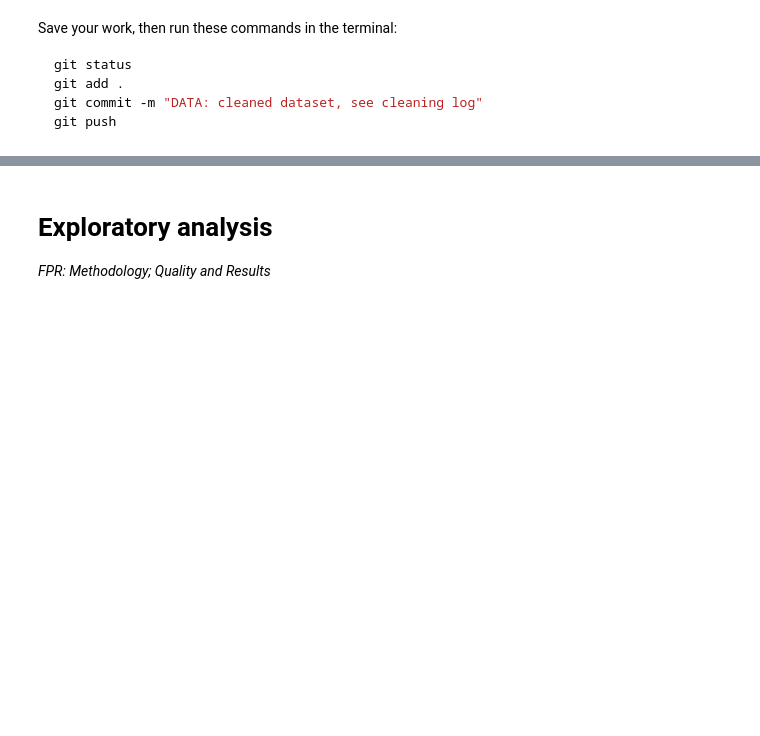
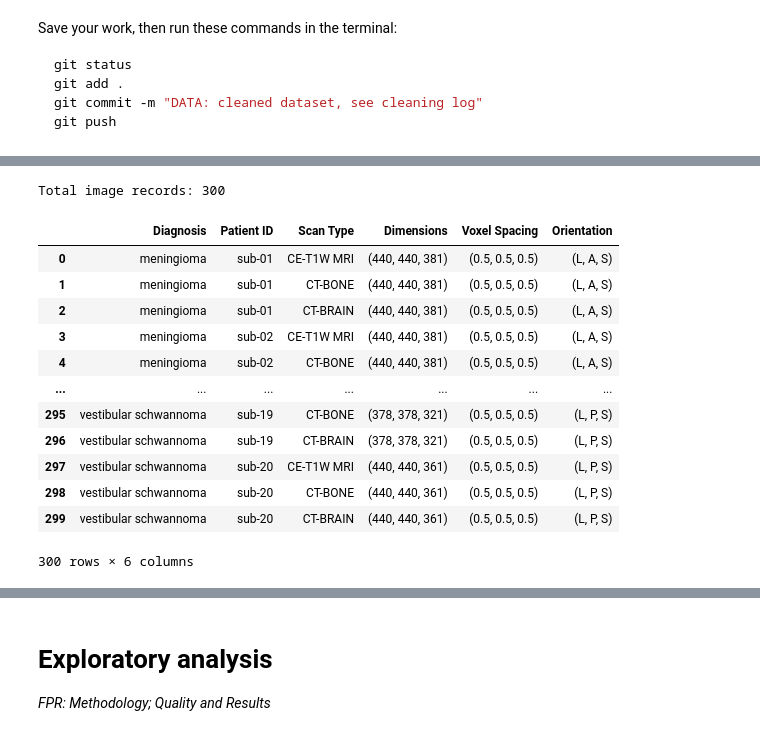
Before and after one commit to Niharika1003/msc-project-rayavarapu, a Jupyter notebook: MSC_final_project.ipynb, the cells around one changed output, grey strips where cells are left out. Cells and saved outputs as stored; diff of their text form; code cells hidden in the pictures; blank space fills up the shorter version.

```diff
--- a/MSC_final_project.ipynb
+++ b/MSC_final_project.ipynb
@@ -137,0 +269,20 @@ git push
+# %%
+from pathlib import Path
+
+for diagnosis, folder_path in groups.items():
+
+    if diagnosis == "cerebrovascular disease":
+        continue
+
+    folder = Path(folder_path)
+
+    patient_folders = [
+        p for p in folder.iterdir()
+        if p.is_dir()
+    ]
+
+    print(
+        diagnosis,
+        "Number of patient folders:",
+        len(patient_folders)
+    )
@@ -145,0 +559,49 @@ git push
+# %%
+import nibabel as nib
+import pandas as pd
+
+image_records = []
+
+for _, row in master_df.iterrows():
+
+    scans = {
+        "CE-T1W MRI": row["CE-T1W MRI"],
+        "CT-BONE": row["CT-BONE"],
+        "CT-BRAIN": row["CT-BRAIN"]
+    }
+
+    for scan_name, file_path in scans.items():
+
+        image = nib.load(file_path)
+
+        image_records.append({
+            "Diagnosis": row["Diagnosis"],
+            "Patient ID": row["Patient ID"],
+            "Scan Type": scan_name,
+            "Dimensions": image.shape,
+            "Voxel Spacing": tuple(
+                nib.affines.voxel_sizes(image.affine)
+            ),
+            "Orientation": nib.aff2axcodes(image.affine)
+        })
+
+image_df = pd.DataFrame(image_records)
+
+print("Total image records:", len(image_df))
+
+display(image_df.head(300))
+# %% [output]
+Total image records: 300
+|  | Diagnosis | Patient ID | Scan Type | Dimensions | Voxel Spacing | Orientation |
+| 0 | meningioma | sub-01 | CE-T1W MRI | (440, 440, 381) | (0.5, 0.5, 0.5) | (L, A, S) |
+| 1 | meningioma | sub-01 | CT-BONE | (440, 440, 381) | (0.5, 0.5, 0.5) | (L, A, S) |
+| 2 | meningioma | sub-01 | CT-BRAIN | (440, 440, 381) | (0.5, 0.5, 0.5) | (L, A, S) |
+| 3 | meningioma | sub-02 | CE-T1W MRI | (440, 440, 381) | (0.5, 0.5, 0.5) | (L, A, S) |
+| 4 | meningioma | sub-02 | CT-BONE | (440, 440, 381) | (0.5, 0.5, 0.5) | (L, A, S) |
+| ... | ... | ... | ... | ... | ... | ... |
+| 295 | vestibular schwannoma | sub-19 | CT-BONE | (378, 378, 321) | (0.5, 0.5, 0.5) | (L, P, S) |
+| 296 | vestibular schwannoma | sub-19 | CT-BRAIN | (378, 378, 321) | (0.5, 0.5, 0.5) | (L, P, S) |
+| 297 | vestibular schwannoma | sub-20 | CE-T1W MRI | (440, 440, 361) | (0.5, 0.5, 0.5) | (L, P, S) |
+| 298 | vestibular schwannoma | sub-20 | CT-BONE | (440, 440, 361) | (0.5, 0.5, 0.5) | (L, P, S) |
+| 299 | vestibular schwannoma | sub-20 | CT-BRAIN | (440, 440, 361) | (0.5, 0.5, 0.5) | (L, P, S) |
+300 rows × 6 columns
```
Also changed, not shown: parts of 17 cells of this notebook.
